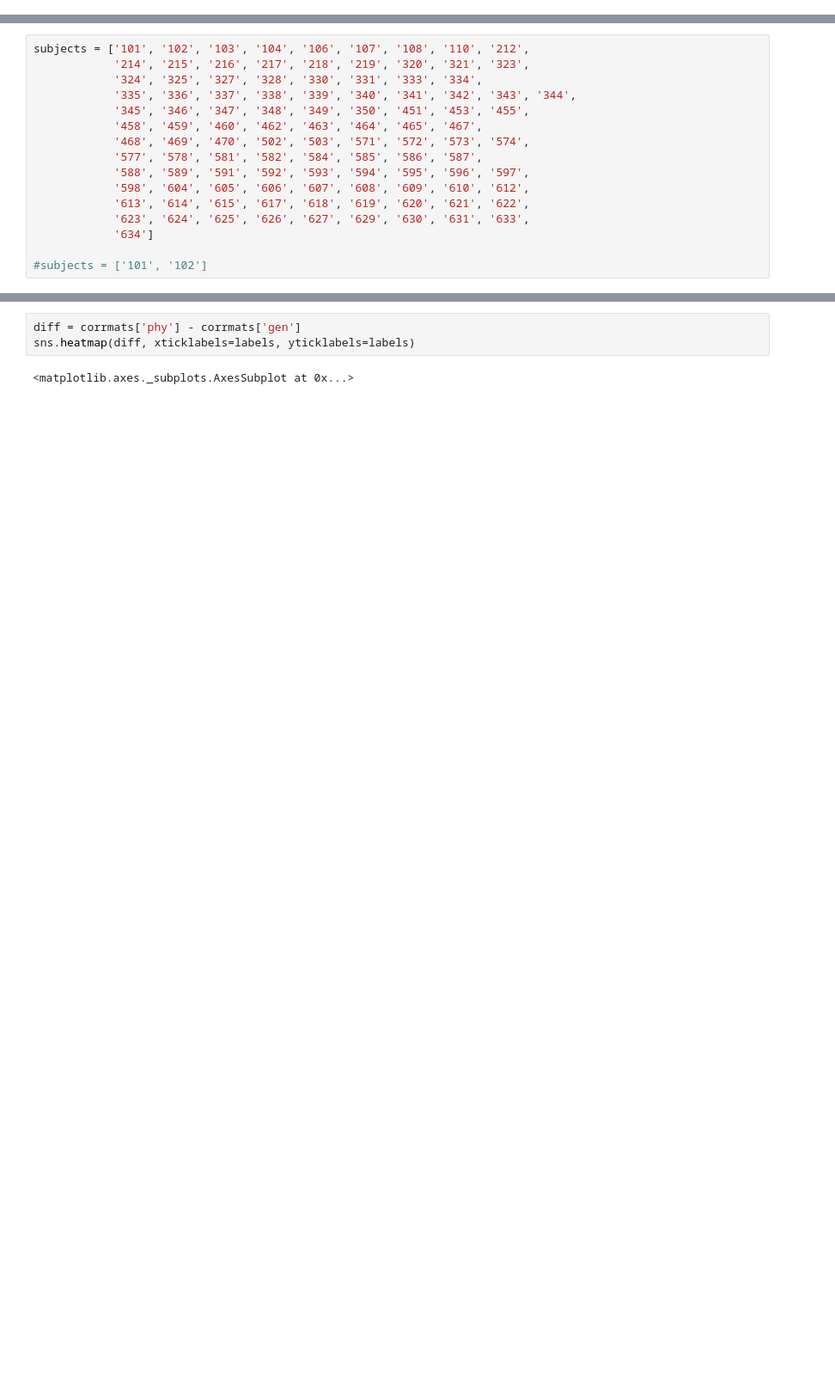
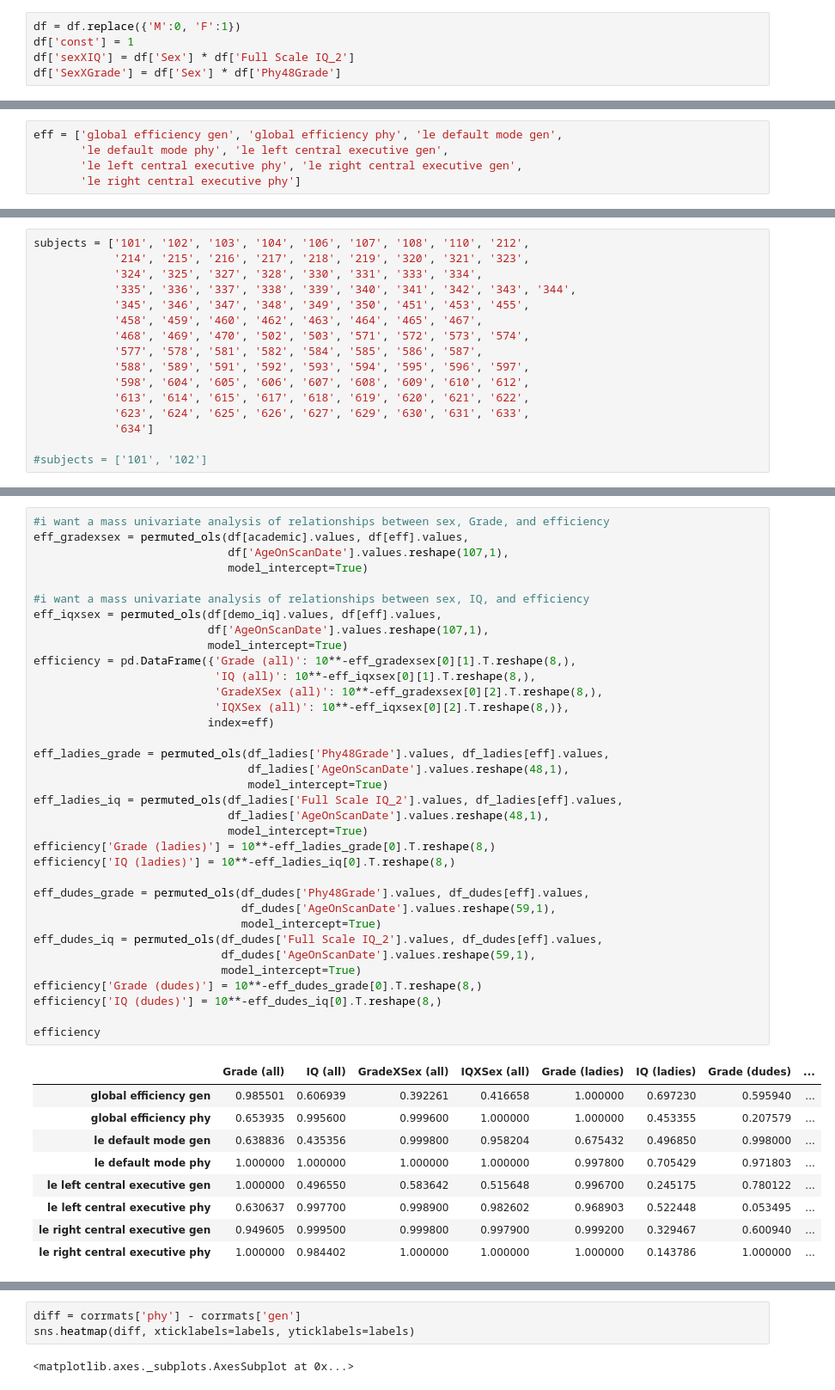
Before and after one commit to 62442katieb/IDConn, a Jupyter notebook: descriptives.ipynb, the cells around one changed output, grey strips where cells are left out. Shown at 86% size. Drawn from its saved outputs; the diff is of its cells as text; blank space fills up the shorter version.

```diff
--- a/descriptives.ipynb
+++ b/descriptives.ipynb
@@ -61,0 +75,5 @@ labels = ['limbic', 'orbitofrontal', 'basal ganglia', 'salience', 'hunger',
+# %%
+df = df.replace({'M':0, 'F':1})
+df['const'] = 1
+df['sexXIQ'] = df['Sex'] * df['Full Scale IQ_2']
+df['SexXGrade'] = df['Sex'] * df['Phy48Grade']
@@ -61,0 +114,5 @@ labels = ['limbic', 'orbitofrontal', 'basal ganglia', 'salience', 'hunger',
+# %%
+eff = ['global efficiency gen', 'global efficiency phy', 'le default mode gen',
+       'le default mode phy', 'le left central executive gen',
+       'le left central executive phy', 'le right central executive gen',
+       'le right central executive phy']
@@ -77,0 +186,45 @@ subjects = ['101', '102', '103', '104', '106', '107', '108', '110', '212',
+# %%
+#i want a mass univariate analysis of relationships between sex, Grade, and efficiency
+eff_gradexsex = permuted_ols(df[academic].values, df[eff].values,
+                             df['AgeOnScanDate'].values.reshape(107,1),
+                             model_intercept=True)
+
+#i want a mass univariate analysis of relationships between sex, IQ, and efficiency
+eff_iqxsex = permuted_ols(df[demo_iq].values, df[eff].values,
+                          df['AgeOnScanDate'].values.reshape(107,1),
+                          model_intercept=True)
+efficiency = pd.DataFrame({'Grade (all)': 10**-eff_gradexsex[0][1].T.reshape(8,),
+                           'IQ (all)': 10**-eff_iqxsex[0][1].T.reshape(8,),
+                           'GradeXSex (all)': 10**-eff_gradexsex[0][2].T.reshape(8,),
+                           'IQXSex (all)': 10**-eff_iqxsex[0][2].T.reshape(8,)},
+                          index=eff)
+
+eff_ladies_grade = permuted_ols(df_ladies['Phy48Grade'].values, df_ladies[eff].values,
+                                df_ladies['AgeOnScanDate'].values.reshape(48,1),
+                                model_intercept=True)
+eff_ladies_iq = permuted_ols(df_ladies['Full Scale IQ_2'].values, df_ladies[eff].values,
+                             df_ladies['AgeOnScanDate'].values.reshape(48,1),
+                             model_intercept=True)
+efficiency['Grade (ladies)'] = 10**-eff_ladies_grade[0].T.reshape(8,)
+efficiency['IQ (ladies)'] = 10**-eff_ladies_iq[0].T.reshape(8,)
+
+eff_dudes_grade = permuted_ols(df_dudes['Phy48Grade'].values, df_dudes[eff].values,
+                               df_dudes['AgeOnScanDate'].values.reshape(59,1),
+                               model_intercept=True)
+eff_dudes_iq = permuted_ols(df_dudes['Full Scale IQ_2'].values, df_dudes[eff].values,
+                            df_dudes['AgeOnScanDate'].values.reshape(59,1),
+                            model_intercept=True)
+efficiency['Grade (dudes)'] = 10**-eff_dudes_grade[0].T.reshape(8,)
+efficiency['IQ (dudes)'] = 10**-eff_dudes_iq[0].T.reshape(8,)
+
+efficiency
+# %% [output]
+|  | Grade (all) | IQ (all) | GradeXSex (all) | IQXSex (all) | Grade (ladies) | IQ (ladies) | Grade (dudes) | ... |
+| global efficiency gen | 0.985501 | 0.606939 | 0.392261 | 0.416658 | 1.000000 | 0.697230 | 0.595940 | ... |
+| global efficiency phy | 0.653935 | 0.995600 | 0.999600 | 1.000000 | 1.000000 | 0.453355 | 0.207579 | ... |
+| le default mode gen | 0.638836 | 0.435356 | 0.999800 | 0.958204 | 0.675432 | 0.496850 | 0.998000 | ... |
+| le default mode phy | 1.000000 | 1.000000 | 1.000000 | 1.000000 | 0.997800 | 0.705429 | 0.971803 | ... |
+| le left central executive gen | 1.000000 | 0.496550 | 0.583642 | 0.515648 | 0.996700 | 0.245175 | 0.780122 | ... |
+| le left central executive phy | 0.630637 | 0.997700 | 0.998900 | 0.982602 | 0.968903 | 0.522448 | 0.053495 | ... |
+| le right central executive gen | 0.949605 | 0.999500 | 0.999800 | 0.997900 | 0.999200 | 0.329467 | 0.600940 | ... |
+| le right central executive phy | 1.000000 | 0.984402 | 1.000000 | 1.000000 | 1.000000 | 0.143786 | 1.000000 | ... |
```
Also changed, not shown: parts of 52 cells of this notebook, 9 other files.
